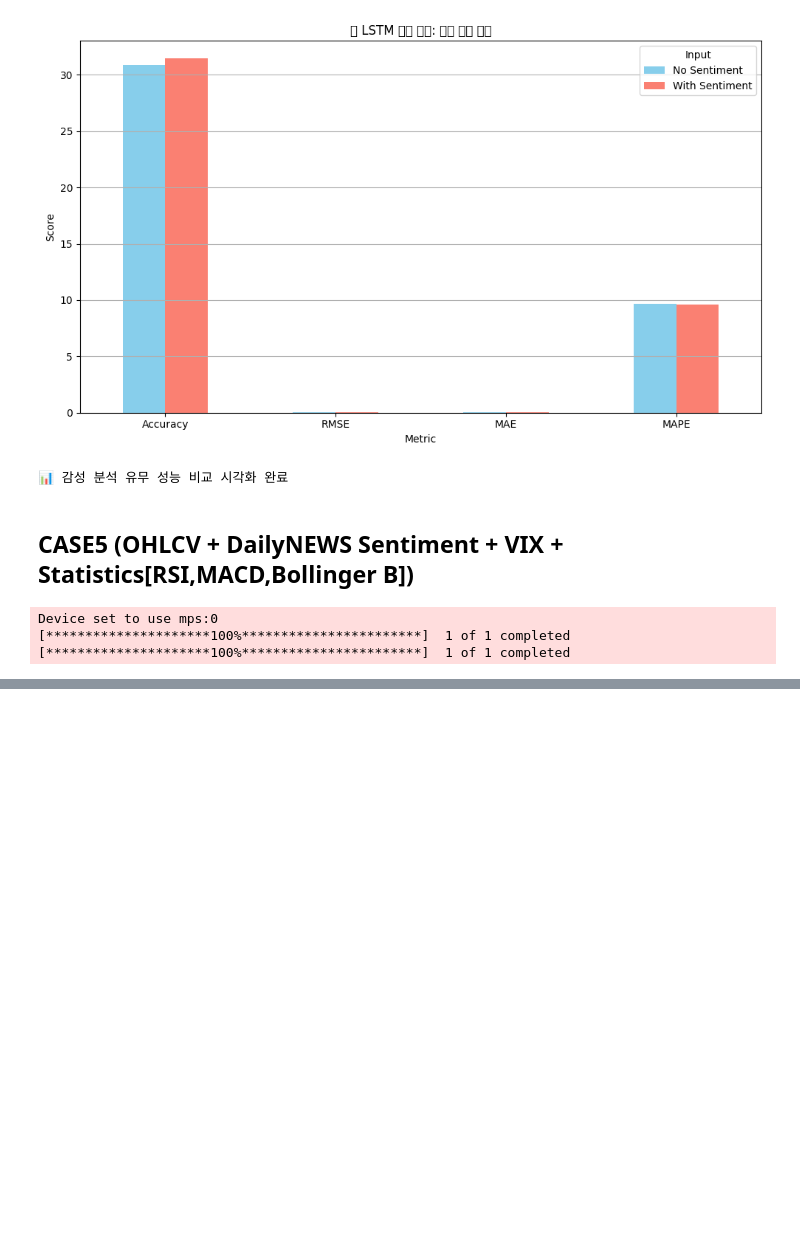
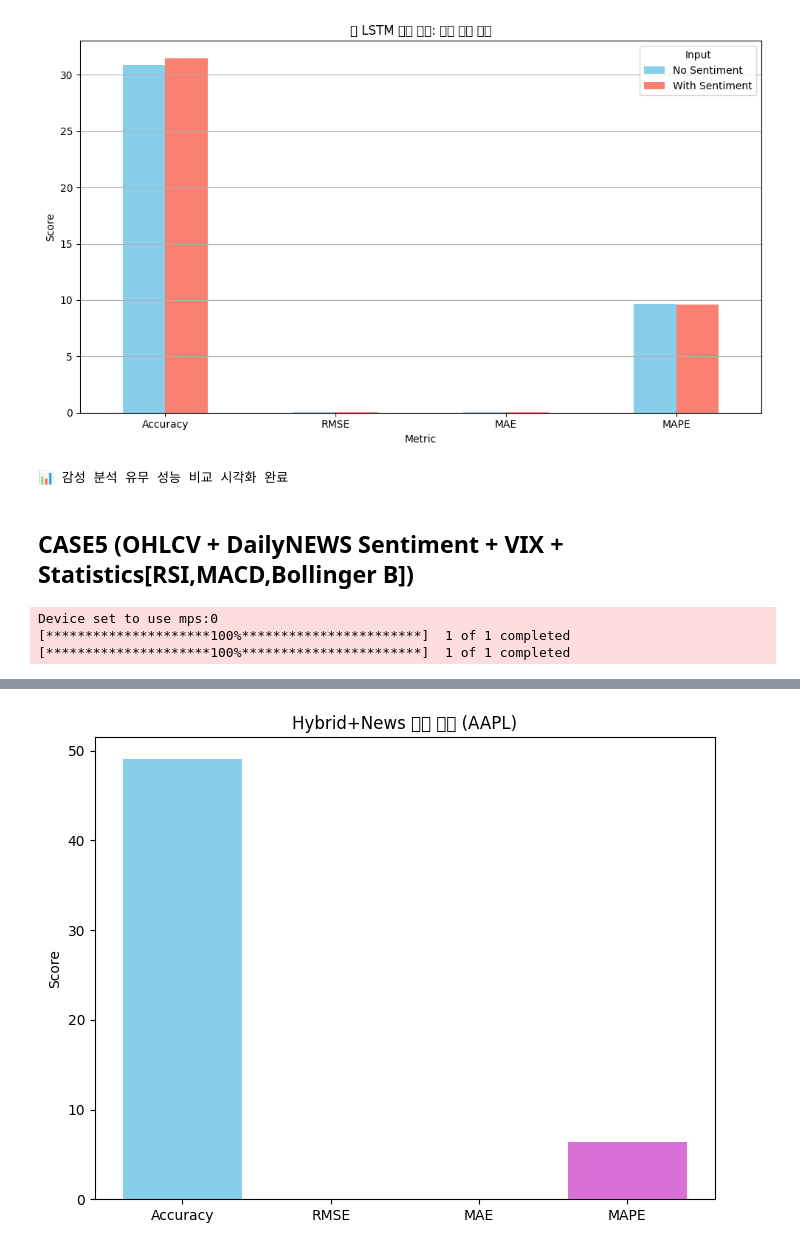
Before and after one commit to thanGyuPark/Finance-insights, a Jupyter notebook: LSTM_Predict.ipynb, the cells around one changed output, grey strips where cells are left out. Saved outputs shown, nothing was run; the diff lists cells and outputs as text; code cells hidden in the pictures; blank space fills up the shorter version.

```diff
--- a/LSTM_Predict.ipynb
+++ b/LSTM_Predict.ipynb
@@ -2627,7 +2627,6 @@ def rolling_window_evaluation(X, Y, seq_size, columns, epochs=30, batch_size=32,
     return np.array(metrics).mean(axis=0)
 
 # ============================ News Sentiment Processing ==============================
-# FinBERT 기반 감성 분석 수행
 model_name = "ProsusAI/finbert"
 tokenizer = BertTokenizer.from_pretrained(model_name)
 model_finbert = BertForSequenceClassification.from_pretrained(model_name)
@@ -2650,8 +2649,7 @@ df_scored.to_csv("news_scored.csv", index=False)
 mean_sent = df_scored.groupby(['date', 'ticker'])['score'].mean().reset_index().rename(columns={'score': 'sentiment_mean'})
 scaler_mean = MinMaxScaler()
 mean_sent['sentiment_mean_scaled'] = scaler_mean.fit_transform(mean_sent[['sentiment_mean']])
-# 날짜 컬럼을 datetime64[ns]로 통일
-mean_sent['date'] = pd.to_datetime(mean_sent['date'])
+mean_sent['date'] = pd.to_datetime(mean_sent['date'])  # dtype 통일
 
 # ============================ Data Loading & Preprocessing ==============================
 ticker = "AAPL"
@@ -2676,16 +2674,21 @@ df_vix = df_base.join(vix, how='left').ffill()
 df_hybrid = df_vix.join(df[['RSI', 'MACD', 'BBP']], how='left').ffill()
 
 # Hybrid+News: Hybrid 모델에 뉴스 감성 피처 추가
-df_hybrid = df_hybrid.reset_index()   # 'Date' 컬럼 생성
+df_hybrid = df_hybrid.reset_index()   # 인덱스를 리셋하여 'Date' 컬럼 생성
+# 평탄화: MultiIndex 컬럼이 있다면 단일 레벨로 변환
+if isinstance(df_hybrid.columns, pd.MultiIndex):
+    df_hybrid.columns = df_hybrid.columns.get_level_values(0)
 df_hybrid.rename(columns={'Date': 'date'}, inplace=True)
-df_hybrid['date'] = pd.to_datetime(df_hybrid['date'])  # dtype 통일
-df_hybrid['ticker'] = ticker           # ticker 컬럼 추가
+df_hybrid['date'] = pd.to_datetime(df_hybrid['date'])
+df_hybrid['ticker'] = ticker  # ticker 컬럼 추가
+
+# merge 시도: 양쪽의 'date' 컬럼 dtype이 datetime64[ns]임을 확인
 df_hybrid_news = pd.merge(df_hybrid, mean_sent[['date', 'ticker', 'sentiment_mean_scaled']],
                           on=['date', 'ticker'], how='left')
 df_hybrid_news['sentiment_mean_scaled'] = df_hybrid_news['sentiment_mean_scaled'].fillna(0)
 
 # ======================== Model Training ================================
-# 모델 입력으로 사용할 숫자형 데이터만 사용: 'date'와 'ticker' 컬럼 제거
+# 모델 입력으로 사용할 숫자형 데이터만 사용 ('date'와 'ticker' 컬럼 제거)
 data = df_hybrid_news.drop(columns=['date', 'ticker']).values.astype(float)
 scaled = MinMaxScaler().fit_transform(data)
 X, Y = create_dataset(scaled, seq_size=seq_size, target_idx=target_idx)
@@ -2707,0 +2727 @@ MergeError: Not allowed to merge between different levels. (2 levels on the left
+[figure, added]
```
Also changed, not shown: parts of 1 cell of this notebook, 18 other files.
